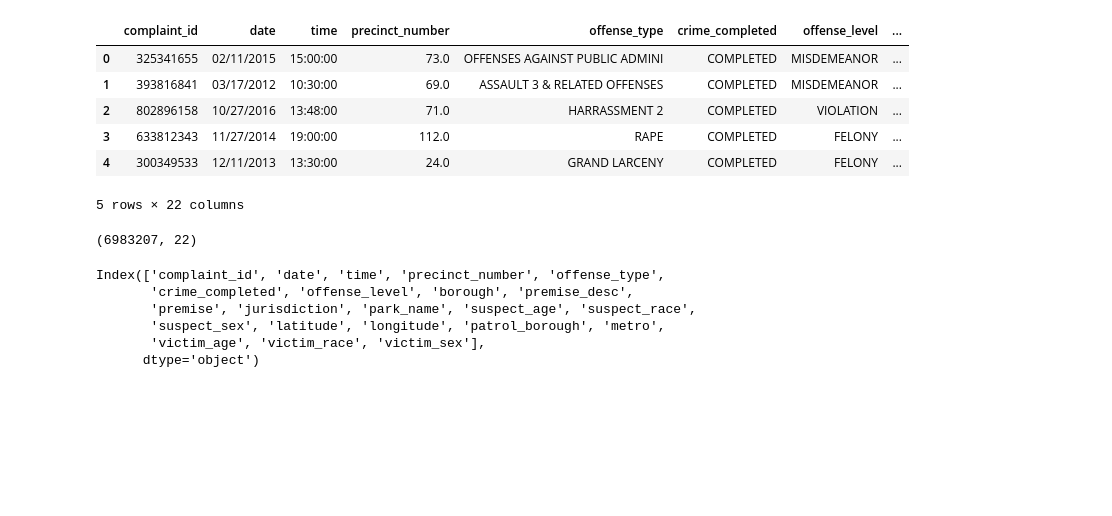
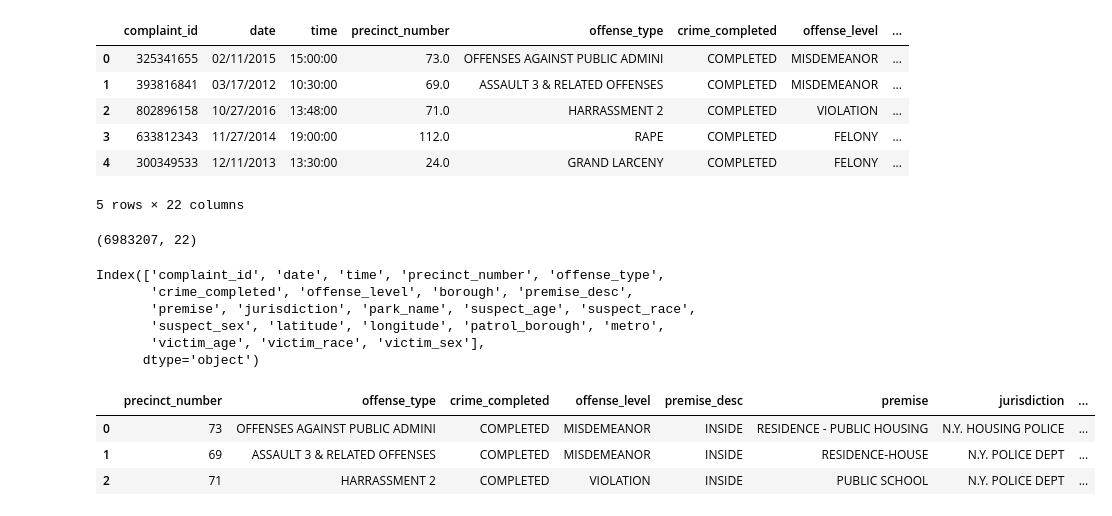
Before and after one commit to candiesforlife/minority_report, a Jupyter notebook: notebooks/Alice_Pre_Clean.ipynb, the cells around one changed output. Cells and saved outputs as stored; diff of their text form; code cells hidden in the pictures; blank space fills up the shorter version.

Commit message:
Tested new cleaned pickle

```diff
--- a/notebooks/Alice_Pre_Clean.ipynb
+++ b/notebooks/Alice_Pre_Clean.ipynb
@@ -235,3 +235,15 @@ Index(['complaint_id', 'date', 'time', 'precinct_number', 'offense_type',
       dtype='object')
 # %%
 data['date']
+# %%
+import pickle
+
+with open('../raw_data/clean.pickle', 'rb') as f:
+    new_df = pickle.load(f)
+# %%
+new_df.head(3)
+# %% [output]
+|  | precinct_number | offense_type | crime_completed | offense_level | premise_desc | premise | jurisdiction | ... |
+| 0 | 73 | OFFENSES AGAINST PUBLIC ADMINI | COMPLETED | MISDEMEANOR | INSIDE | RESIDENCE - PUBLIC HOUSING | N.Y. HOUSING POLICE | ... |
+| 1 | 69 | ASSAULT 3 & RELATED OFFENSES | COMPLETED | MISDEMEANOR | INSIDE | RESIDENCE-HOUSE | N.Y. POLICE DEPT | ... |
+| 2 | 71 | HARRASSMENT 2 | COMPLETED | VIOLATION | INSIDE | PUBLIC SCHOOL | N.Y. POLICE DEPT | ... |
```
